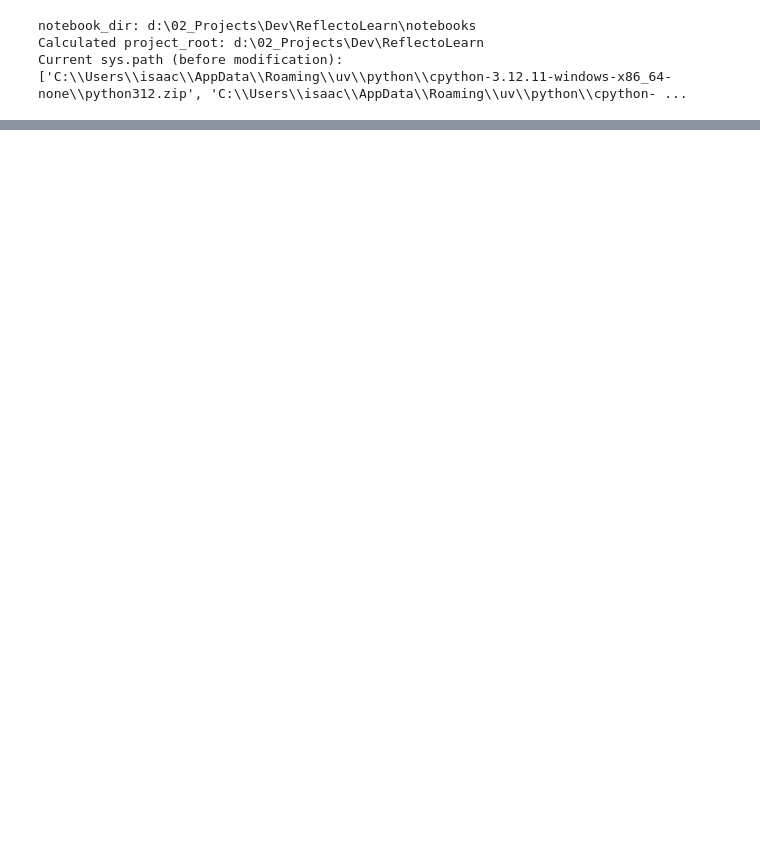
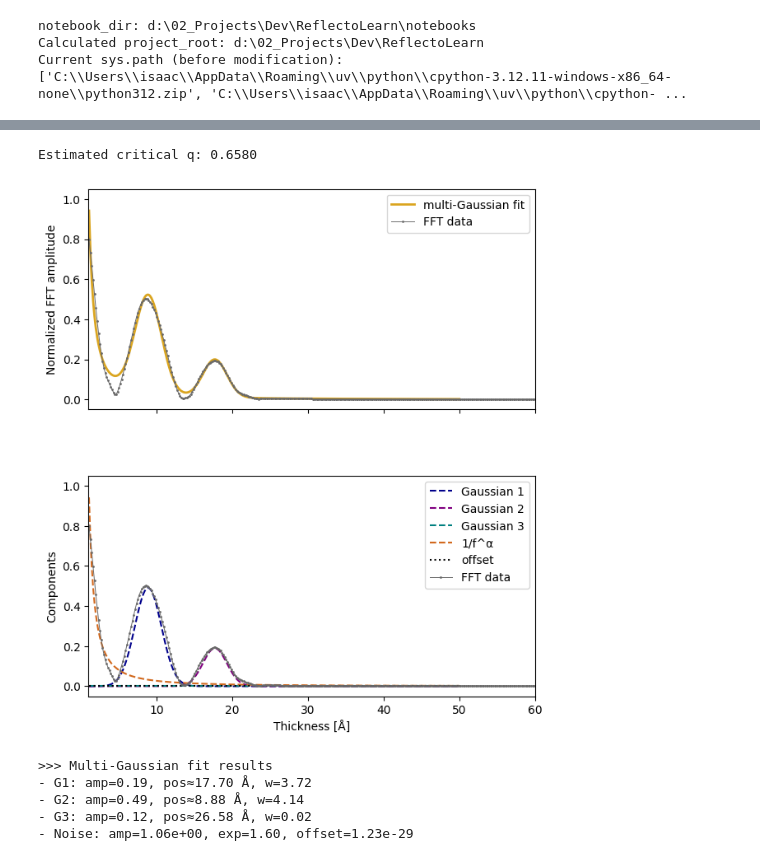
Before and after one commit to SJB7777/ReflectoLearn, a Jupyter notebook: notebooks/fitting.ipynb, the cells around one changed output, grey strips where cells are left out. Saved outputs shown, nothing was run; the diff lists cells and outputs as text; code cells hidden in the pictures; blank space fills up the shorter version.

```diff
--- a/notebooks/fitting.ipynb
+++ b/notebooks/fitting.ipynb
@@ -47,0 +67,73 @@ plot_xrr_fft(fft_x, fft_y_norm, popt_gauss3)
+# %%
+from reflectolearn.data_processing.fitting import func_gauss3_with_noise, func_gauss, func_noise, estimate_qc, preprocess_xrr, xrr_fft
+from scipy.optimize import curve_fit
+
+
+def analyze_xrr_with_fit(dat, q, R, fit_range=(1.0, 80)):
+    """
+    FFT 분석 + 3중 Gaussian 피팅 (arXiv:2008.04626 방식)
+    """
+    # 临계각 추정
+    crit_q = estimate_qc(q, R)
+    print(f"Estimated critical q: {crit_q:.4f}")
+
+    # FFT
+    xproc, yproc = preprocess_xrr(dat, crit_q)
+    x_fft, y_fft = xrr_fft(xproc, yproc, window=2, n=10000)
+    y_fft_norm = y_fft / y_fft[0]
+
+    # fitting range
+    mask = (x_fft > fit_range[0]) & (x_fft < fit_range[1])
+    x_fit, y_fit = x_fft[mask], y_fft_norm[mask]
+
+    # ----------------------- Fit -----------------------
+    p0 = [0.2, 0.3, 0.2, 7, 0.3, 0.2, 13, 0.3, 1, 2, 0.001]
+    bounds = (0, np.inf)
+    popt, pcov = curve_fit(func_gauss3_with_noise, x_fit, y_fit, p0=p0, bounds=bounds)
+
+    # ----------------------- Plot -----------------------
+    f, ax = plt.subplots(2, 1, sharex=True, figsize=(7,8))
+
+    # (상단: 전체 fit vs 데이터)
+    ax[0].plot(x_fit, func_gauss3_with_noise(x_fit, *popt), "-", color="goldenrod", lw=2, label="multi-Gaussian fit")
+    ax[0].plot(x_fft, y_fft_norm, "o-", ms=1, lw=0.7, color="dimgrey", label="FFT data")
+    ax[0].set_ylabel("Normalized FFT amplitude")
+    ax[0].legend()
+
+    # (하단: component 분리 보기)
+    ax[1].plot(x_fit, func_gauss(x_fit, *popt[2:5]), "--", color="darkblue", label="Gaussian 1")
+    ax[1].plot(x_fit, func_gauss(x_fit, popt[0], popt[6] - popt[3], popt[1]), "--", color="purple", label="Gaussian 2")
+    ax[1].plot(x_fit, func_gauss(x_fit, *popt[5:8]), "--", color="teal", label="Gaussian 3")
+    ax[1].plot(x_fit, func_noise(x_fit, *popt[8:10]), "--", color="chocolate", label="1/f^α")
+    ax[1].plot(x_fit, np.ones_like(x_fit)*popt[10], ":", color="black", label="offset")
+    ax[1].plot(x_fft, y_fft_norm, "o-", ms=1, lw=0.7, color="dimgrey", label="FFT data")
+
+    ax[1].set_xlabel("Thickness [Å]")
+    ax[1].set_ylabel("Components")
+    ax[1].legend()
+
+    ax[0].set_xlim(fit_range[0], fit_range[1]*1.2)
+    ax[1].set_xlim(fit_range[0], fit_range[1]*1.2)
+    f.subplots_adjust(hspace=0.3)
+    plt.show()
+
+    # ----------------------- Report -----------------------
+    print(">>> Multi-Gaussian fit results")
+    print(f"- G1: amp={popt[0]:.2f}, pos≈{popt[6]-popt[3]:.2f} Å, w={popt[1]:.2f}")
+    print(f"- G2: amp={popt[2]:.2f}, pos≈{popt[3]:.2f} Å, w={popt[4]:.2f}")
+    print(f"- G3: amp={popt[5]:.2f}, pos≈{popt[6]:.2f} Å, w={popt[7]:.2f}")
+    print(f"- Noise: amp={popt[8]:.2e}, exp={popt[9]:.2f}, offset={popt[10]:.2e}")
+
+    return crit_q, popt
+
+
+dat = np.stack([tth, data["R"]], axis=1)
+crit_q, popt = analyze_xrr_with_fit(dat, tth, data["R"], fit_range=(1, 50))
+# %% [output]
+Estimated critical q: 0.6580
+[figure, added]
+>>> Multi-Gaussian fit results
+- G1: amp=0.19, pos≈17.70 Å, w=3.72
+- G2: amp=0.49, pos≈8.88 Å, w=4.14
+- G3: amp=0.12, pos≈26.58 Å, w=0.02
+- Noise: amp=1.06e+00, exp=1.60, offset=1.23e-29
```
Also changed, not shown: parts of 2 cells of this notebook, 2 other files.
